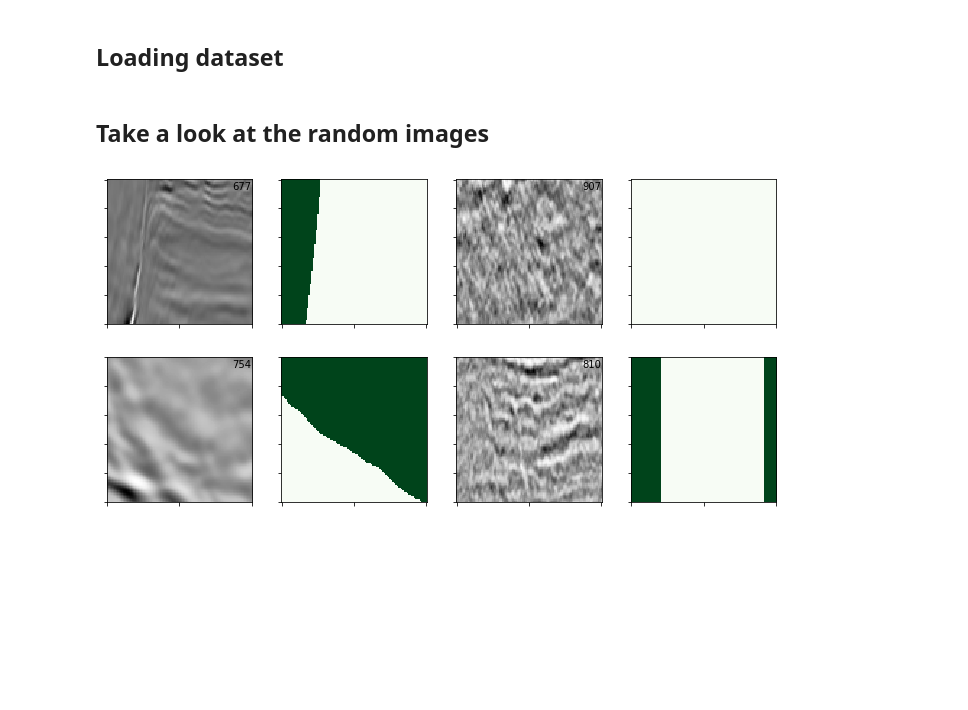
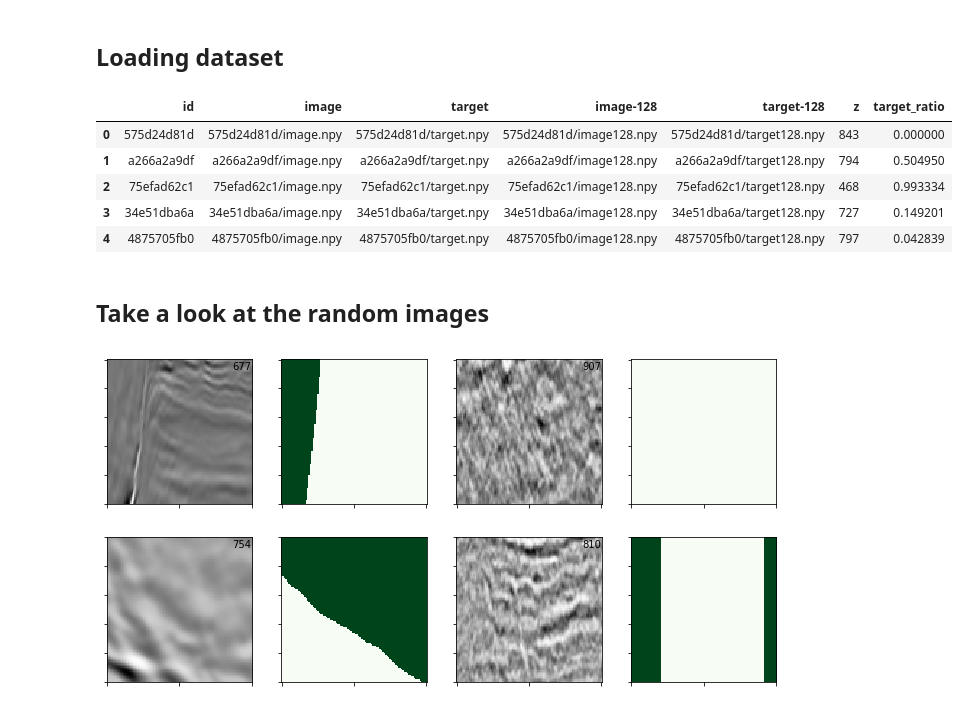
Before and after one commit to BorisShirokikh/salt-challenge, a Jupyter notebook: notebooks/data_exploration.ipynb, the cells around one changed output. Saved outputs shown, nothing was run; the diff lists cells and outputs as text; code cells hidden in the pictures; blank space fills up the shorter version.

```diff
--- a/notebooks/data_exploration.ipynb
+++ b/notebooks/data_exploration.ipynb
@@ -24,6 +24,15 @@ metadata = ds.metadata
 
 load_x = ds.load_x
 load_y = ds.load_y
+# %%
+metadata.head()
+# %% [output]
+|  | id | image | target | image-128 | target-128 | z | target_ratio |
+| 0 | 575d24d81d | 575d24d81d/image.npy | 575d24d81d/target.npy | 575d24d81d/image128.npy | 575d24d81d/target128.npy | 843 | 0.000000 |
+| 1 | a266a2a9df | a266a2a9df/image.npy | a266a2a9df/target.npy | a266a2a9df/image128.npy | a266a2a9df/target128.npy | 794 | 0.504950 |
+| 2 | 75efad62c1 | 75efad62c1/image.npy | 75efad62c1/target.npy | 75efad62c1/image128.npy | 75efad62c1/target128.npy | 468 | 0.993334 |
+| 3 | 34e51dba6a | 34e51dba6a/image.npy | 34e51dba6a/target.npy | 34e51dba6a/image128.npy | 34e51dba6a/target128.npy | 727 | 0.149201 |
+| 4 | 4875705fb0 | 4875705fb0/image.npy | 4875705fb0/target.npy | 4875705fb0/image128.npy | 4875705fb0/target128.npy | 797 | 0.042839 |
 # %% [markdown]
 ## Take a look at the random images
 # %%
```
Also changed, not shown: parts of 11 cells of this notebook.
